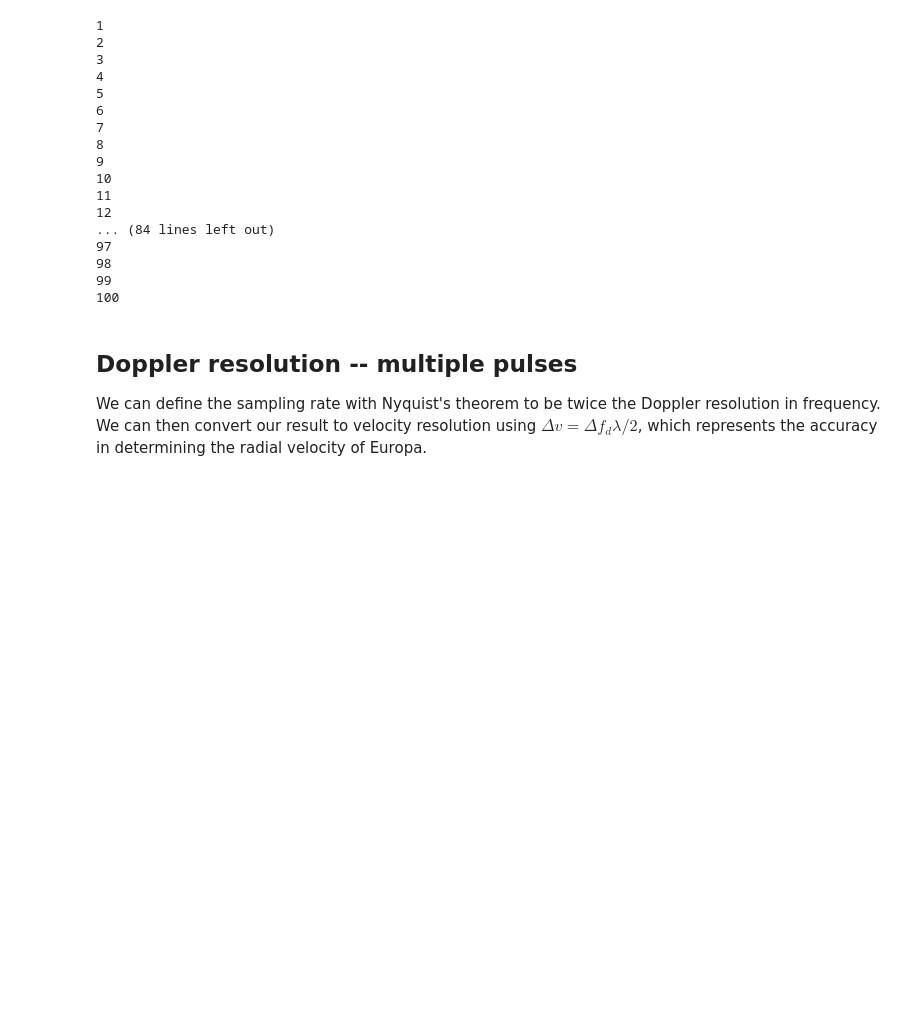
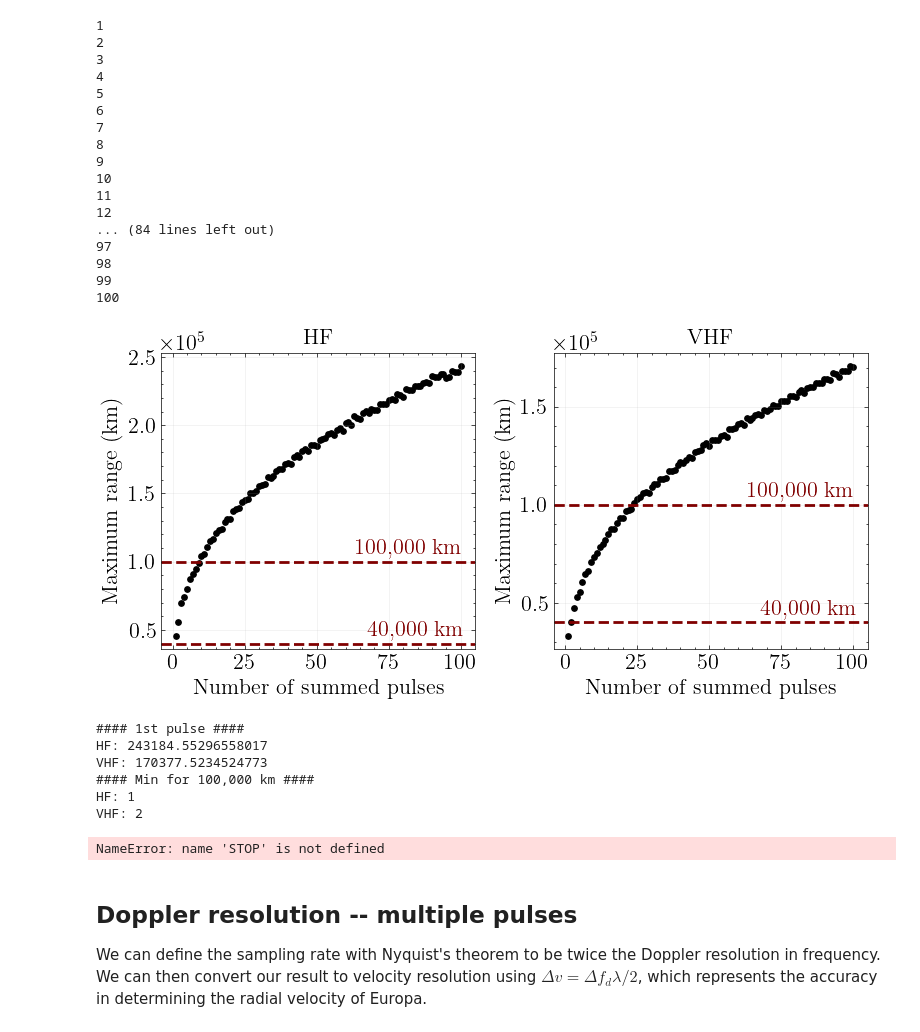
Before and after one commit to MystaryPi/reason-ranging, a Jupyter notebook: Long Distance Ranging of Europa by REASON.ipynb, the cells around one changed output. Cells and saved outputs as stored; diff of their text form; code cells hidden in the pictures; blank space fills up the shorter version.

Commit message:
Best flybys + jovian bursts figures

```diff
--- a/Long Distance Ranging of Europa by REASON.ipynb
+++ b/Long Distance Ranging of Europa by REASON.ipynb
@@ -837,35 +837,44 @@ for axes in ax.reshape(-1):
     axes.grid(True, alpha=0.2)
     axes.locator_params(axis='x', nbins=5)
     axes.locator_params(axis='y', nbins=5)
     axes.axhline(40e3, ls='--', color='maroon', lw=2)
     axes.axhline(100e3, ls='--', color='maroon', lw=2)
     #axes.ticklabel_format(axis='y', style='sci')
     #axes.yaxis.major.formatter.set_powerlimits((0,0))
 
     formatter = mticker.ScalarFormatter(useMathText=True)
     formatter.set_powerlimits((-3,2))
     axes.yaxis.set_major_formatter(formatter)
 ax[0].text(67.5, 45e3, "40,000 km", color='maroon', fontsize=16)
 ax[1].text(67.5, 43.5e3, "40,000 km", color='maroon', fontsize=16)
 ax[0].text(63.5, 105e3, "100,000 km", color='maroon', fontsize=16)
 ax[1].text(63.5, 103.5e3, "100,000 km", color='maroon', fontsize=16)
 
-fig.suptitle("Maximum range and coherently summed pulses", fontsize=17, fontweight='bold')
+#fig.suptitle("Maximum range and coherently summed pulses", fontsize=17, fontweight='bold')
 fig.tight_layout()
 plt.show()
-fig.savefig("figs/max-range-withtitle.pdf")
+fig.savefig("figs/max-range-notitle.pdf")
 
 print("#### 1st pulse ####")
 print("HF: " + str(HF_pulsetrain_res[-1]/1e3))
 print("VHF: " + str(VHF_pulsetrain_res[-1]/1e3))
 
 print("#### Min for 100,000 km ####")
 min_hf = N_chirps_array[np.argmin(np.abs(HF_pulsetrain_res - 40000000))]
 min_vhf = N_chirps_array[np.argmin(np.abs(VHF_pulsetrain_res - 40000000))]
 print("HF: " + str(min_hf))
 print("VHF: " + str(min_vhf))
 
 STOP
+# %% [output]
+[figure, added]
+#### 1st pulse ####
+HF: 243184.55296558017
+VHF: 170377.5234524773
+#### Min for 100,000 km ####
+HF: 1
+VHF: 2
+NameError: name 'STOP' is not defined
 # %% [markdown]
 ## Doppler resolution -- multiple pulses
 We can define the sampling rate with Nyquist's theorem to be twice the Doppler resolution in frequency. We can then convert our result to velocity resolution using $\Delta v = \Delta f_d \lambda / 2$, which represents the accuracy in determining the radial velocity of Europa.
```
Also changed, not shown: 7 other files.
